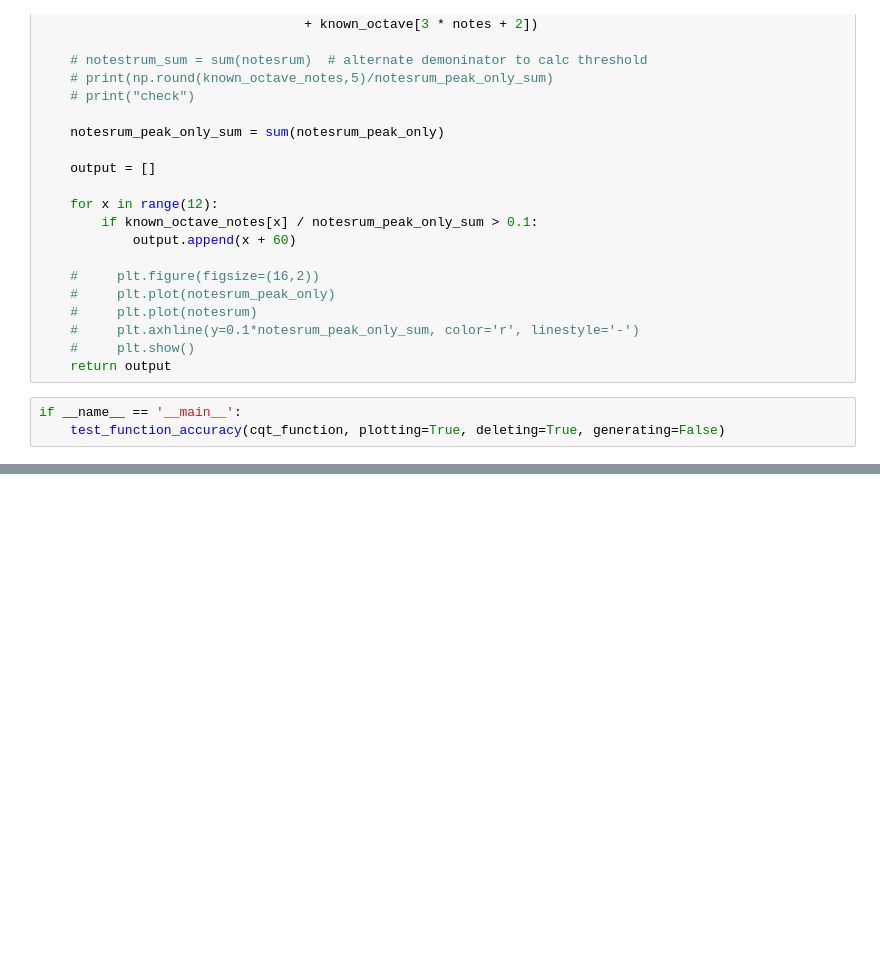
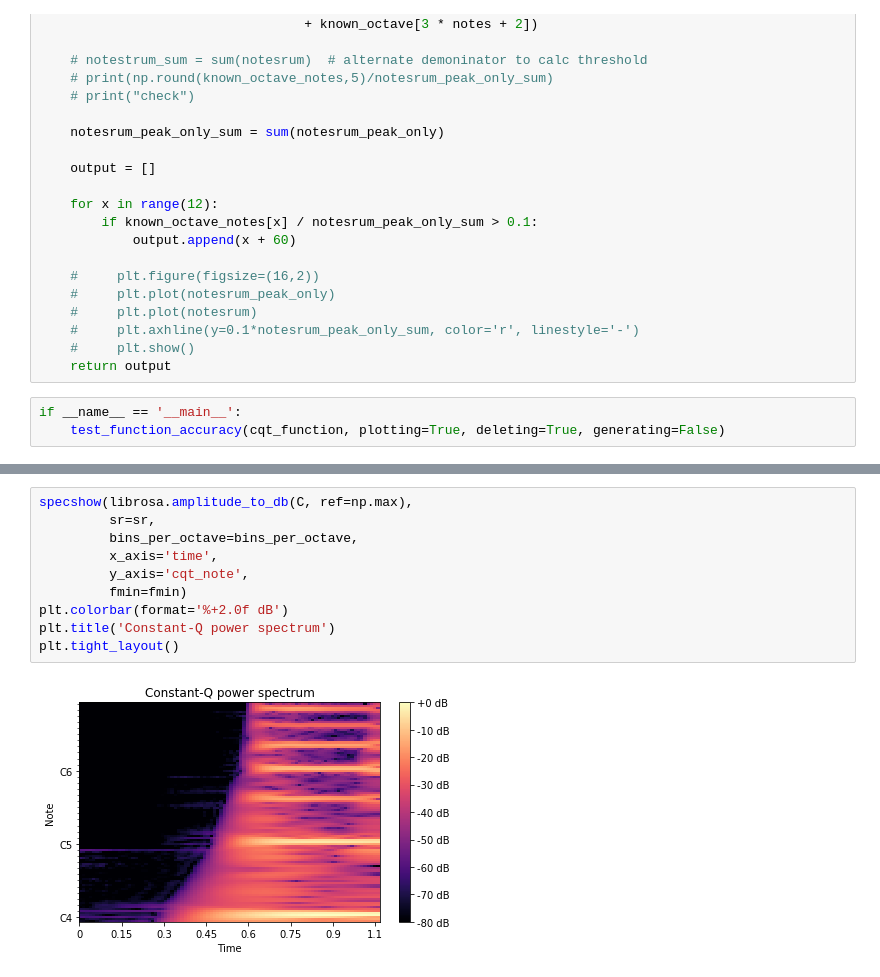
Before and after one commit to tonghuikang/musicpygame, a Jupyter notebook: note_evaluation/test_cqt_function.ipynb, the cells around one changed output, grey strips where cells are left out. Cells and saved outputs as stored; diff of their text form; blank space fills up the shorter version.

```diff
--- a/note_evaluation/test_cqt_function.ipynb
+++ b/note_evaluation/test_cqt_function.ipynb
@@ -173,3 +212,15 @@ plt.show()
+# %%
+specshow(librosa.amplitude_to_db(C, ref=np.max),
+         sr=sr,
+         bins_per_octave=bins_per_octave,
+         x_axis='time',
+         y_axis='cqt_note',
+         fmin=fmin)
+plt.colorbar(format='%+2.0f dB')
+plt.title('Constant-Q power spectrum')
+plt.tight_layout()
+# %% [output]
+[figure, added]
 # %%
 plt.figure(figsize=(10,10))
 plt.imshow(C[10:,10:])
```
Also changed, not shown: parts of 10 cells of this notebook.
